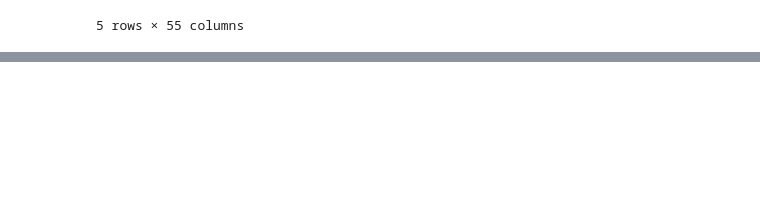
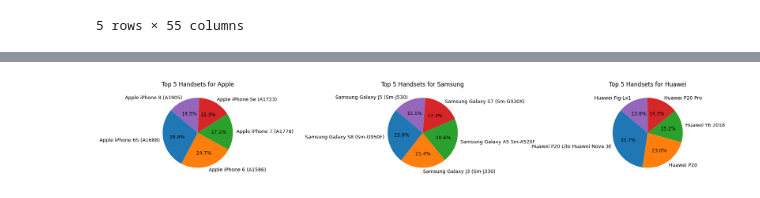
Before and after one commit to santoshdhalwalkar/Calculator, a Jupyter notebook: Telecommunication.ipynb, the cells around one changed output, grey strips where cells are left out. Cells and saved outputs as stored; diff of their text form; code cells hidden in the pictures; blank space fills up the shorter version.

```diff
--- a/Telecommunication.ipynb
+++ b/Telecommunication.ipynb
@@ -161,0 +405,3 @@ df.head()
+# %%
+# Convert Durms (milliseconds) to duration in seconds
+df['Duration_Seconds'] = df['Durms'] / 1000.0
@@ -161,0 +432,11 @@ df.head()
+# %%
+def get_top_handsets(data, top_n=10):
+    return data['HandsetType'].value_counts().head(top_n)
+
+def get_top_manufacturers(data, top_n=3):
+    data['Manufacturer'] = data['IMEI'].apply(lambda x: str(int(x))[:8])
+    return data['Manufacturer'].value_counts().head(top_n)
+
+ # Example usage:
+top_handsets = get_top_handsets(df)
+top_manufacturers = get_top_manufacturers(df)
@@ -161,0 +460,3 @@ df.head()
+# %%
+# Replace 'undefined' with 'Unknown'
+df['HandsetType'] = df['HandsetType'].replace('undefined', 'Unknown')
@@ -161,0 +540,22 @@ df.head()
+# %%
+# Get unique manufacturers and handsets
+manufacturers = top_handsets_df['Manufacturer'].unique()
+handsets = top_handsets_df['Handset']
+
+# Set up a subplot for each manufacturer
+fig, axs = plt.subplots(1, 3, figsize=(18, 6))
+
+# Create a pie chart for each manufacturer
+x=[25, 30,45,10]
+explode=(0,0.1,0.1,0)
+
+# Plot a pie chart for each manufacturer
+for i, manufacturer in enumerate(manufacturers):
+    manufacturer_data = top_handsets_df[top_handsets_df['Manufacturer'] == manufacturer]
+    axs[i].pie(manufacturer_data['Count'], labels=manufacturer_data['Handset'], autopct='%1.1f%%', startangle=140)
+    axs[i].set_title(f'Top 5 Handsets for {manufacturer}')
+
+plt.tight_layout()
+plt.show()
+# %% [output]
+[figure, added]
```
Also changed, not shown: parts of 58 cells of this notebook.
